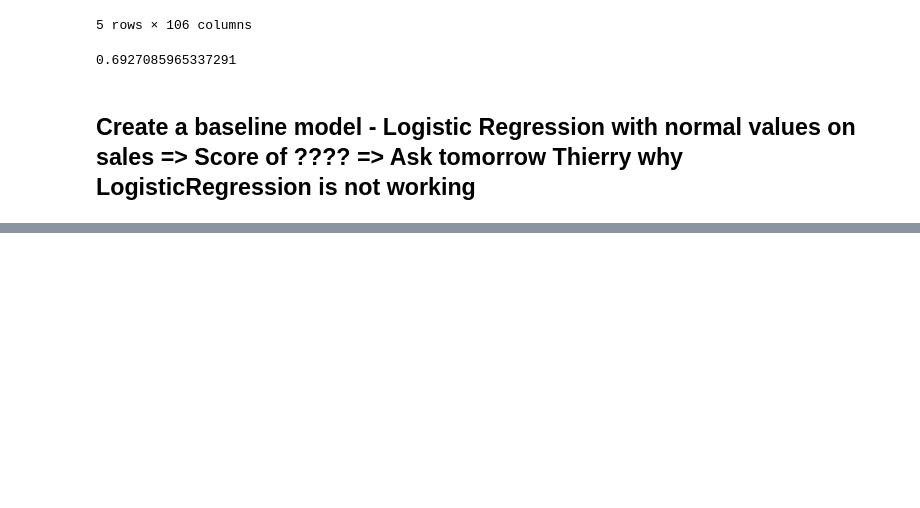
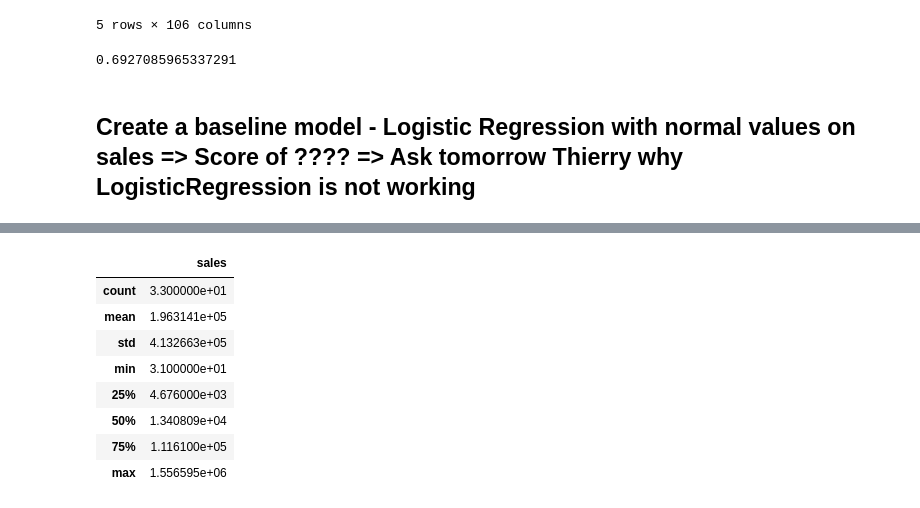
Before and after one commit to mrdaraujo/business_case_869, a Jupyter notebook: notebooks/farah_DataVisualisation_BaseModel.ipynb, the cells around one changed output, grey strips where cells are left out. Saved outputs shown, nothing was run; the diff lists cells and outputs as text; code cells hidden in the pictures; blank space fills up the shorter version.

```diff
--- a/notebooks/farah_DataVisualisation_BaseModel.ipynb
+++ b/notebooks/farah_DataVisualisation_BaseModel.ipynb
@@ -1017,0 +1006,12 @@ LinearRegression_logData.score(data_log_X, data_log_y)
+# %%
+data_selection_fam_2016_bycity_bystore.describe()
+# %% [output]
+|  | sales |
+| count | 3.300000e+01 |
+| mean | 1.963141e+05 |
+| std | 4.132663e+05 |
+| min | 3.100000e+01 |
+| 25% | 4.676000e+03 |
+| 50% | 1.340809e+04 |
+| 75% | 1.116100e+05 |
+| max | 1.556595e+06 |
```
Also changed, not shown: parts of 18 cells of this notebook, 2 other files.
